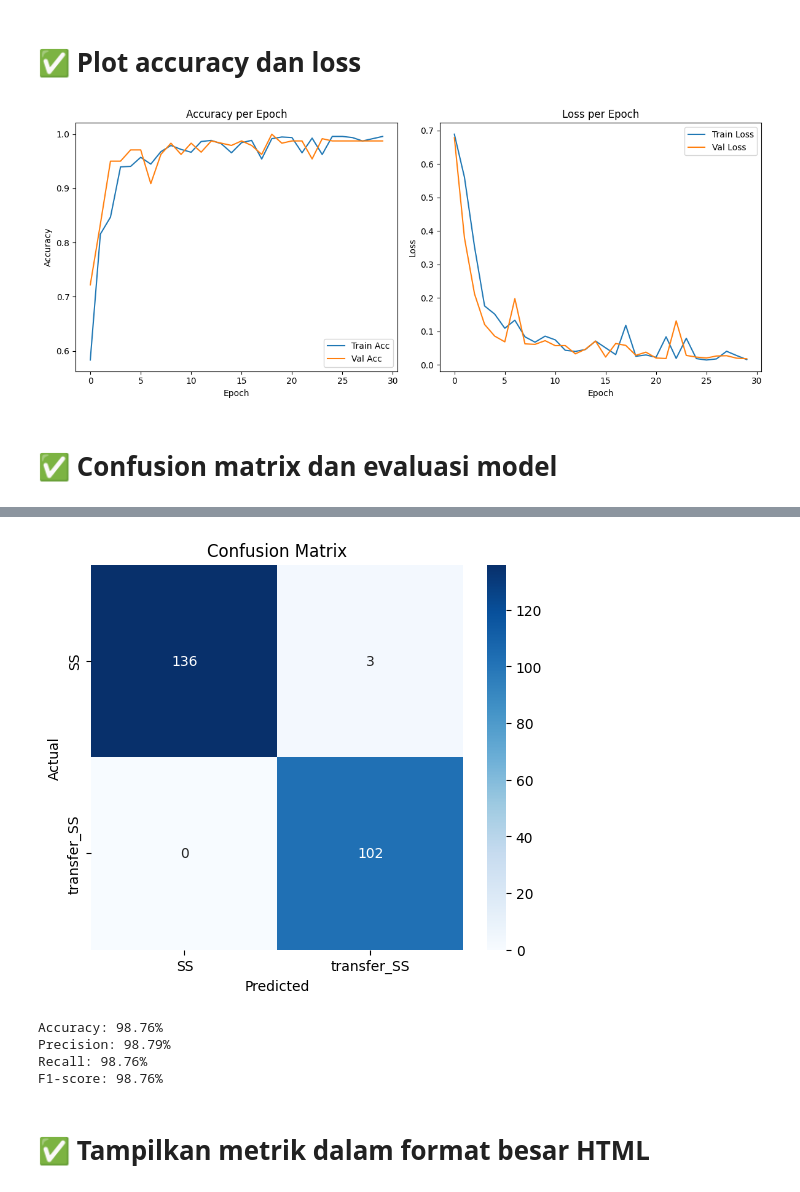
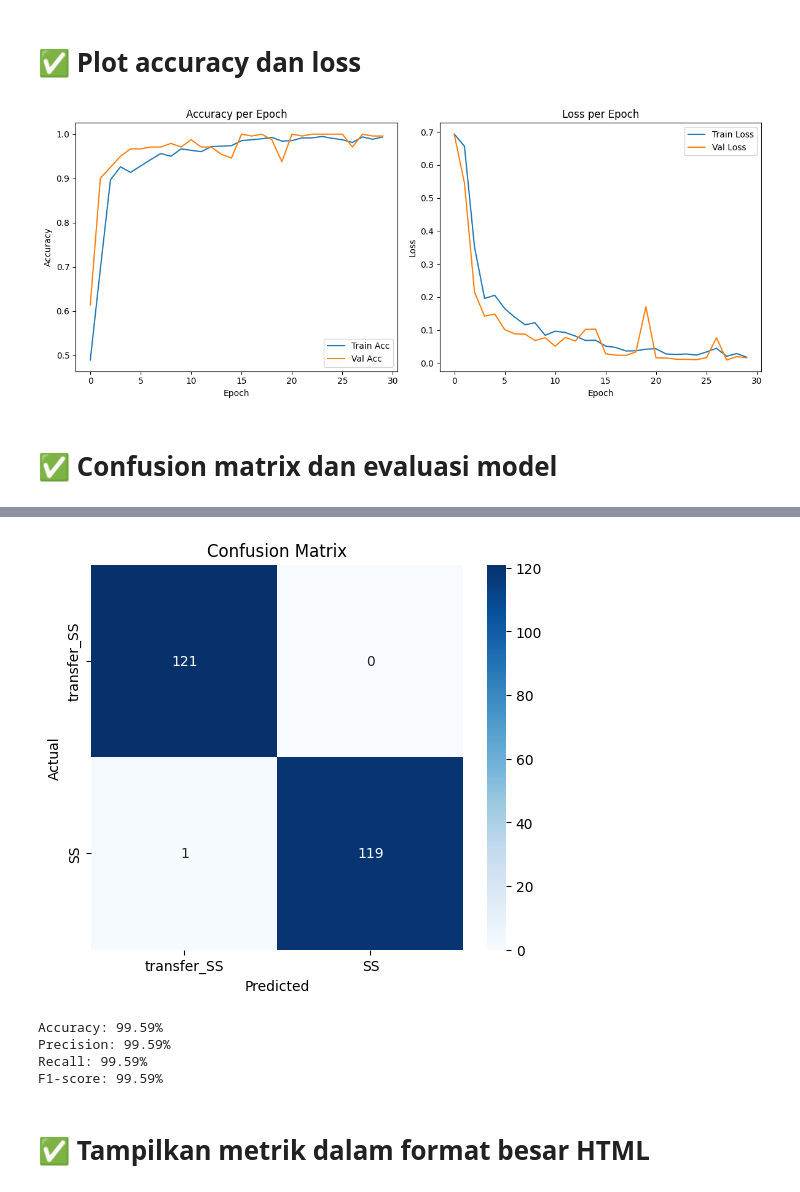
Before and after one commit to Dfaalt/jupyterHandsRecognition, a Jupyter notebook: hand_gesture_complete.ipynb, the cells around one changed output, grey strips where cells are left out. Saved outputs shown, nothing was run; the diff lists cells and outputs as text; code cells hidden in the pictures.

```diff
--- a/hand_gesture_complete.ipynb
+++ b/hand_gesture_complete.ipynb
@@ -200,7 +268,7 @@ X = X.reshape(X.shape[0], 1, X.shape[1])
 # %% [markdown]
 # ✅ Split data + model training + validation
 # %%
-X_train, X_test, y_train, y_test = train_test_split(X, y, test_size=0.2, random_state=42)
+X_train, X_test, y_train, y_test = train_test_split(X, y, test_size=0.2, stratify=y, random_state=42)
 
 model = Sequential([
     LSTM(64, return_sequences=True, activation='relu', input_shape=(1, X.shape[2])),
@@ -250,27 +318,45 @@ plt.legend()
 plt.tight_layout()
 plt.show()
 # %% [output]
-[figure, old version]
+[figure, new version]
 # %% [markdown]
 # ✅ Confusion matrix dan evaluasi model
 # %%
+# Prediksi kelas
 y_pred = model.predict(X_test)
 y_pred_classes = np.argmax(y_pred, axis=1)
 
-cm = confusion_matrix(y_test, y_pred_classes)
+# Urutan label yang diinginkan: transfer_SS dulu, lalu SS
+label_order = ['transfer_SS', 'SS']
+
+# Ambil indeks label sesuai urutan di LabelEncoder
+label_indices = [np.where(le.classes_ == label)[0][0] for label in label_order]
+
+# Hitung confusion matrix dengan urutan label yang diatur
+cm = confusion_matrix(y_test, y_pred_classes, labels=label_indices)
+
+# Plot confusion matrix
 plt.figure(figsize=(6, 5))
-sns.heatmap(cm, annot=True, fmt='d', cmap='Blues', xticklabels=le.classes_, yticklabels=le.classes_)
+sns.heatmap(cm, annot=True, fmt='d', cmap='Blues',
+            xticklabels=label_order, yticklabels=label_order)
 plt.xlabel("Predicted")
 plt.ylabel("Actual")
 plt.title("Confusion Matrix")
 plt.show()
 
-report = classification_report(y_test, y_pred_classes, target_names=le.classes_, output_dict=True)
+# Hitung classification report dengan label terurut
+report = classification_report(y_test, y_pred_classes,
+                               labels=label_indices,
+                               target_names=label_order,
+                               output_dict=True)
+
+# Ambil metrik-metrik utama
 accuracy = report['accuracy'] * 100
 precision = report['weighted avg']['precision'] * 100
 recall = report['weighted avg']['recall'] * 100
 f1 = report['weighted avg']['f1-score'] * 100
 
+# Cetak hasil evaluasi
 print(f"Accuracy: {accuracy:.2f}%")
 print(f"Precision: {precision:.2f}%")
 print(f"Recall: {recall:.2f}%")
@@ -280,8 +366,8 @@ print(f"F1-score: {f1:.2f}%")
-[figure, old version]
+[figure, new version]
-Accuracy: 98.76%
-Precision: 98.79%
-Recall: 98.76%
-F1-score: 98.76%
+Accuracy: 99.59%
+Precision: 99.59%
+Recall: 99.59%
+F1-score: 99.59%
 # %% [markdown]
 # ✅ Tampilkan metrik dalam format besar HTML
 # %%
```
Also changed, not shown: parts of 6 cells of this notebook, 1 other file.
